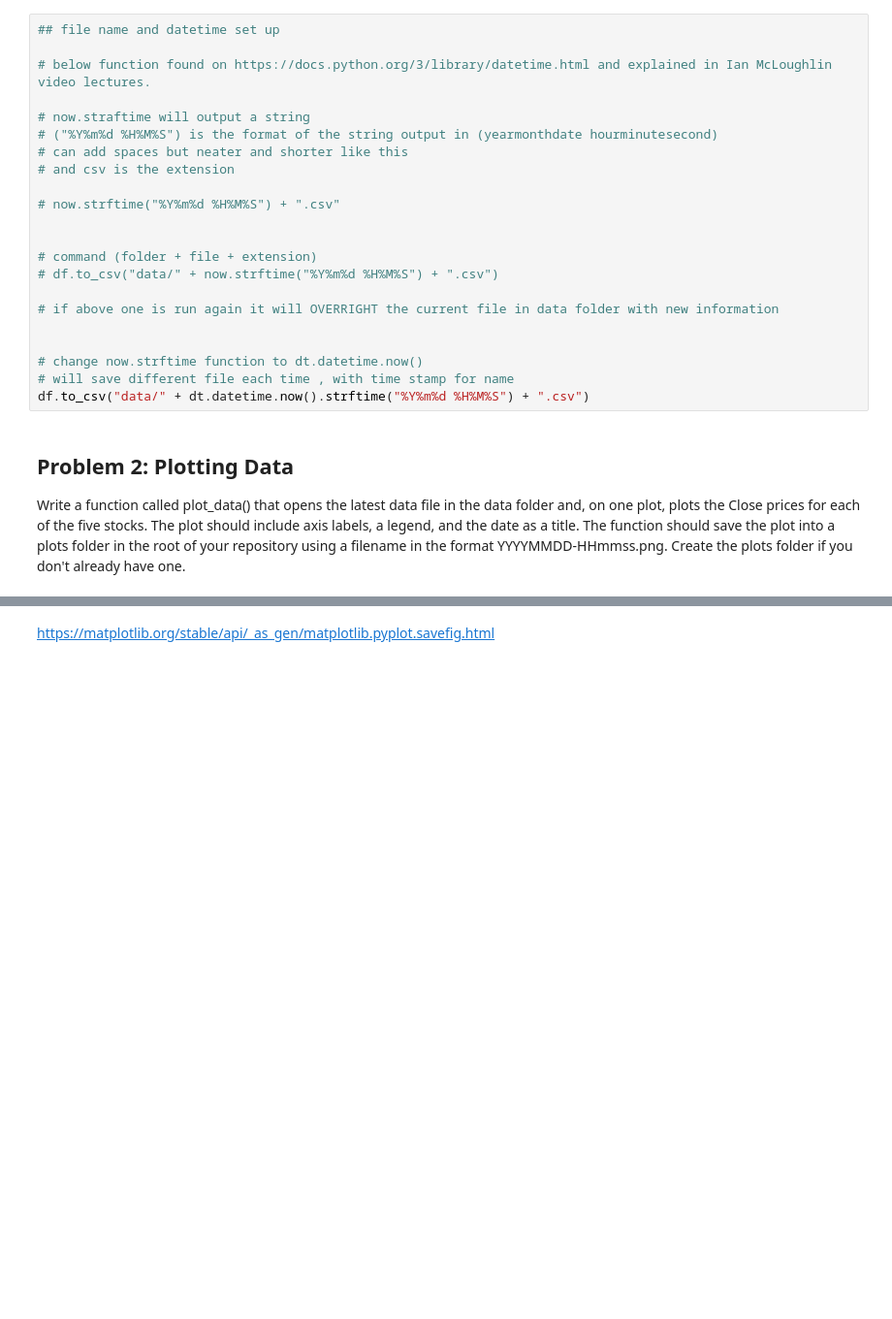
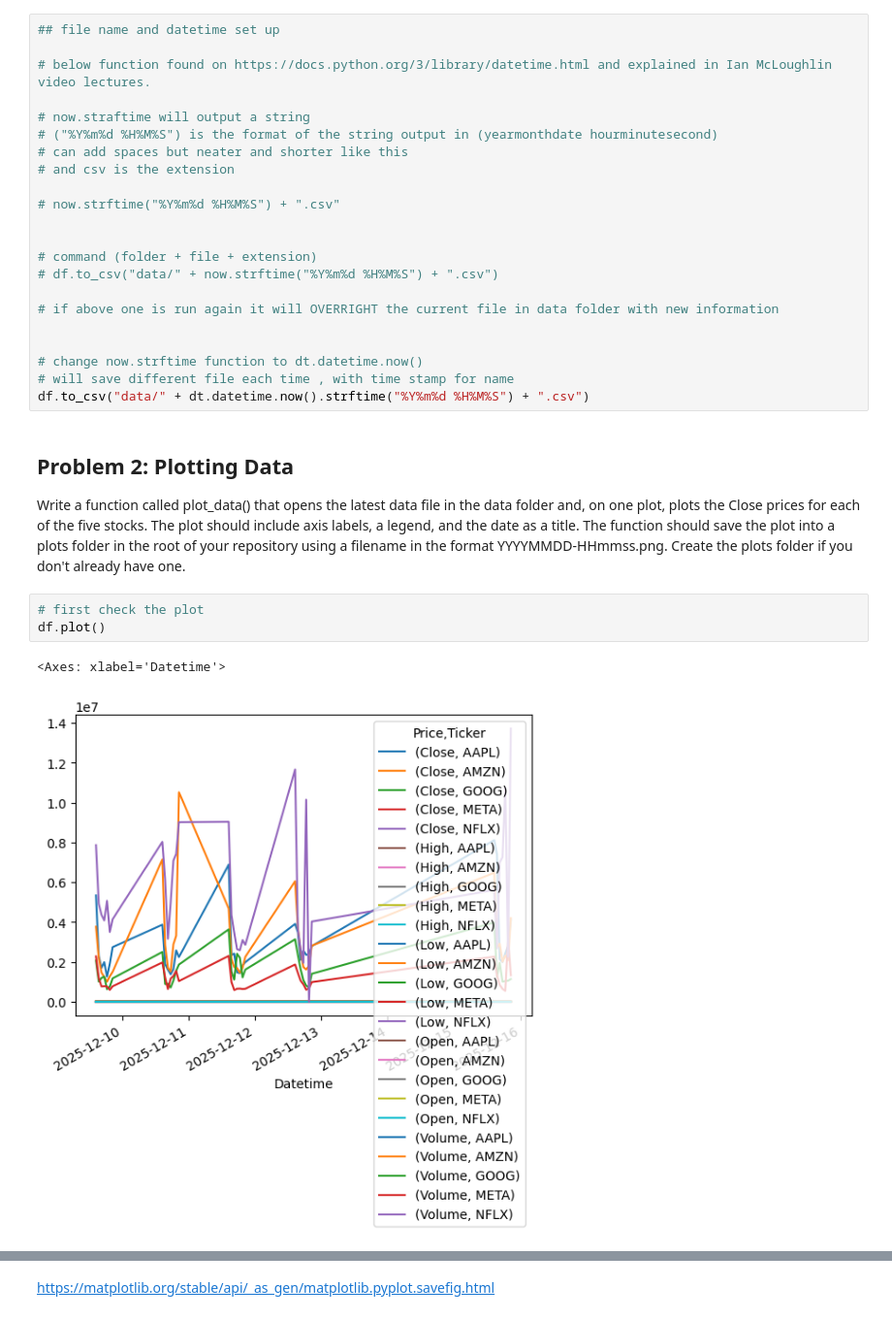
Before and after one commit to CherylClarke/COMPUTER--INFRASTRUCTURE, a Jupyter notebook: problems.ipynb, the cells around one changed output, grey strips where cells are left out. Shown at 97% size. Saved outputs shown, nothing was run; the diff lists cells and outputs as text; blank space fills up the shorter version.

```diff
--- a/problems.ipynb
+++ b/problems.ipynb
@@ -129,3 +137,9 @@ df.to_csv("data/" + dt.datetime.now().strftime("%Y%m%d %H%M%S") + ".csv")
 # %% [markdown]
 ## Problem 2: Plotting Data
 Write a function called plot_data() that opens the latest data file in the data folder and, on one plot, plots the Close prices for each of the five stocks. The plot should include axis labels, a legend, and the date as a title. The function should save the plot into a plots folder in the root of your repository using a filename in the format YYYYMMDD-HHmmss.png. Create the plots folder if you don't already have one.
+# %%
+# first check the plot
+df.plot()
+# %% [output]
+<Axes: xlabel='Datetime'>
+[figure, added]
```
Also changed, not shown: parts of 5 cells of this notebook, 4 other files.
